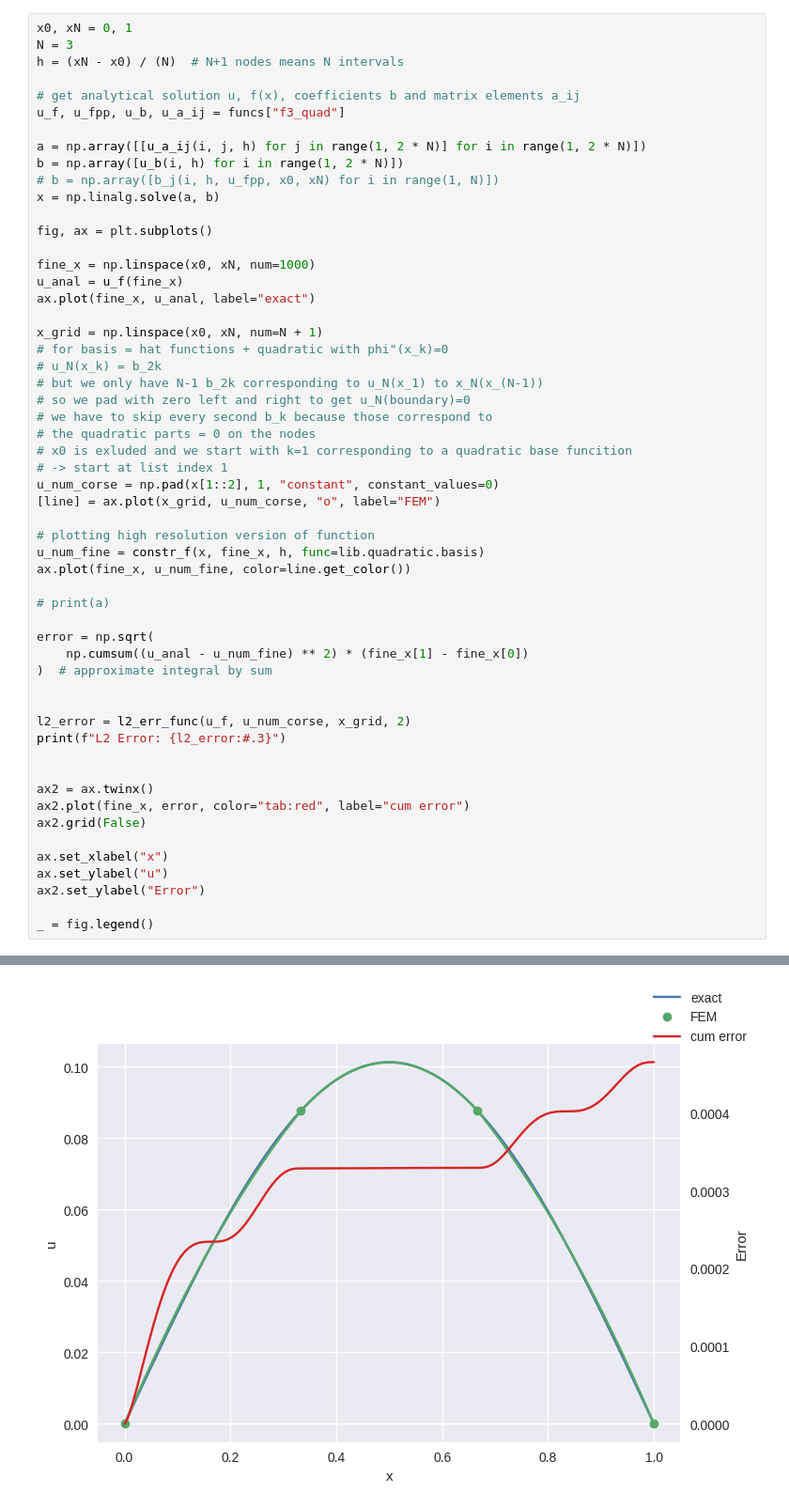
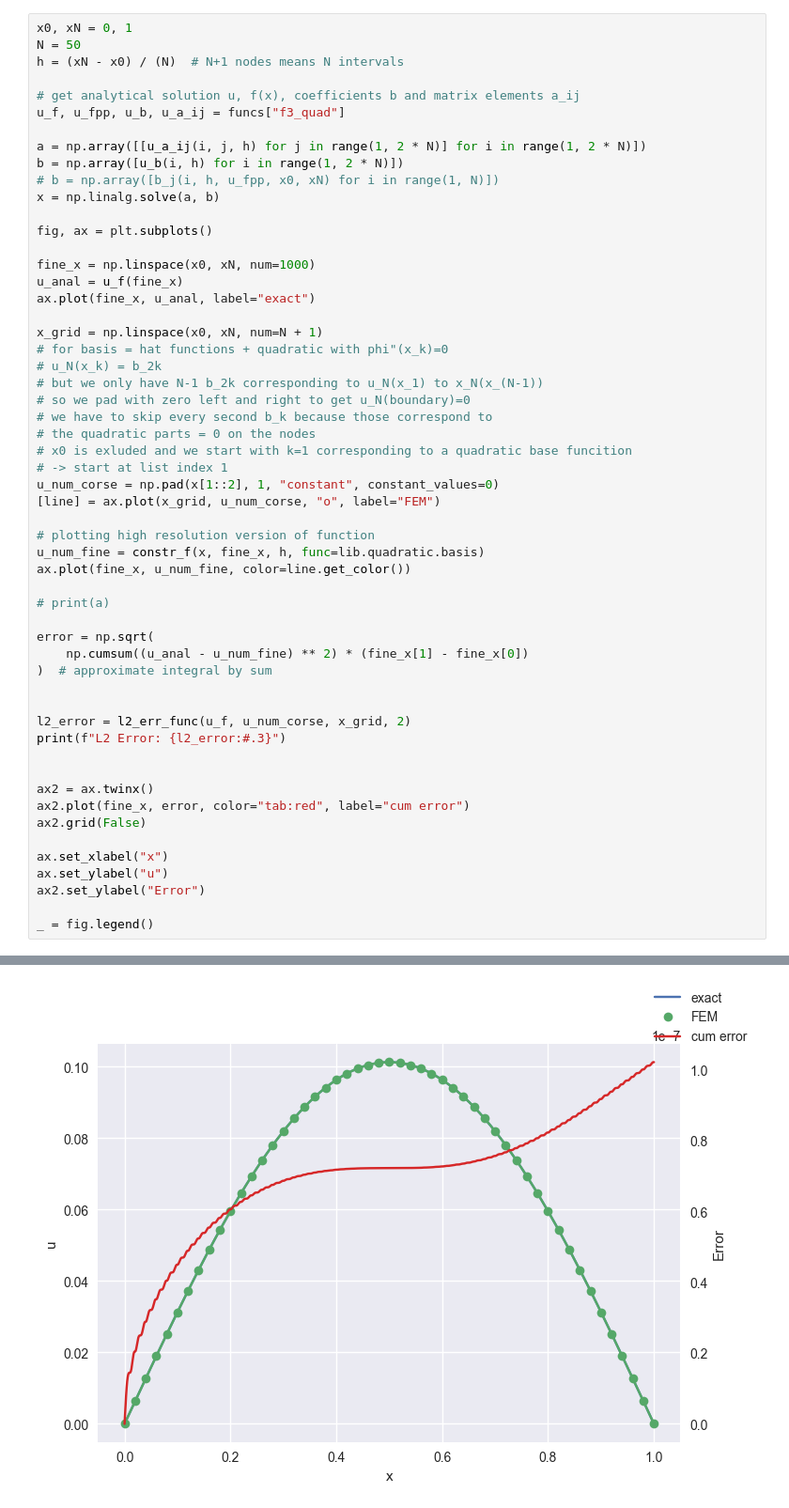
Before and after one commit to Brianhuynh97/ProgrammingPDE1, a Jupyter notebook: individual_solutions/Paul/pe1.ipynb, the cells around one changed output, grey strips where cells are left out. Shown: that part at 94% size. Drawn from its saved outputs; the diff is of its cells as text.

```diff
--- a/individual_solutions/Paul/pe1.ipynb
+++ b/individual_solutions/Paul/pe1.ipynb
@@ -130,6 +141,6 @@ Linf Error = 3.0e-07*N^-4.1
 # %%
 x0, xN = 0, 1
-N = 3
+N = 50
 h = (xN - x0) / (N)  # N+1 nodes means N intervals
 
 # get analytical solution u, f(x), coefficients b and matrix elements a_ij
@@ -187,4 +198,4 @@ L2 Error: 0.00277
-[figure, old version]
+[figure, new version]
 # %%
 # plot errors over N
 
```
Also changed, not shown: parts of 5 cells of this notebook, 6 other files.
